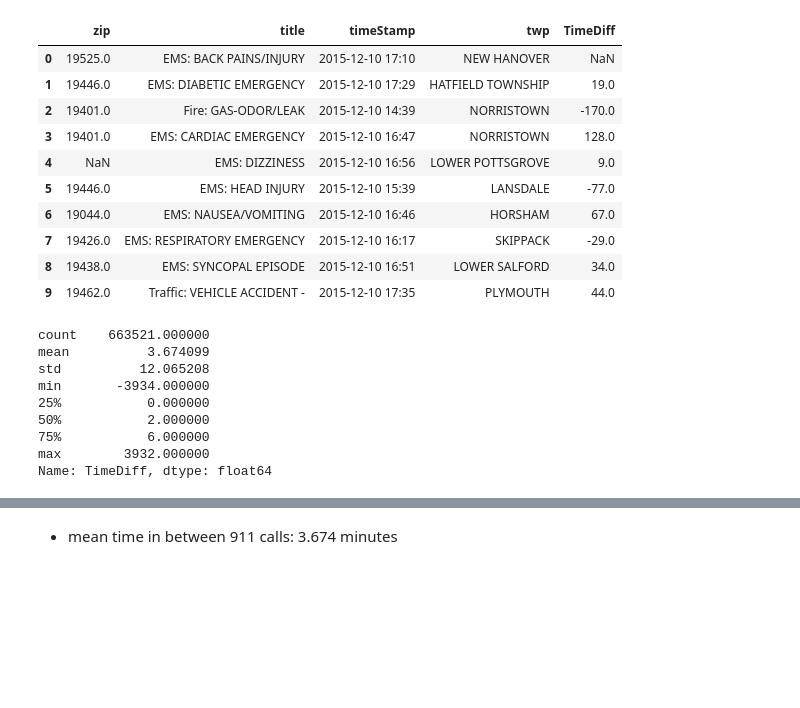
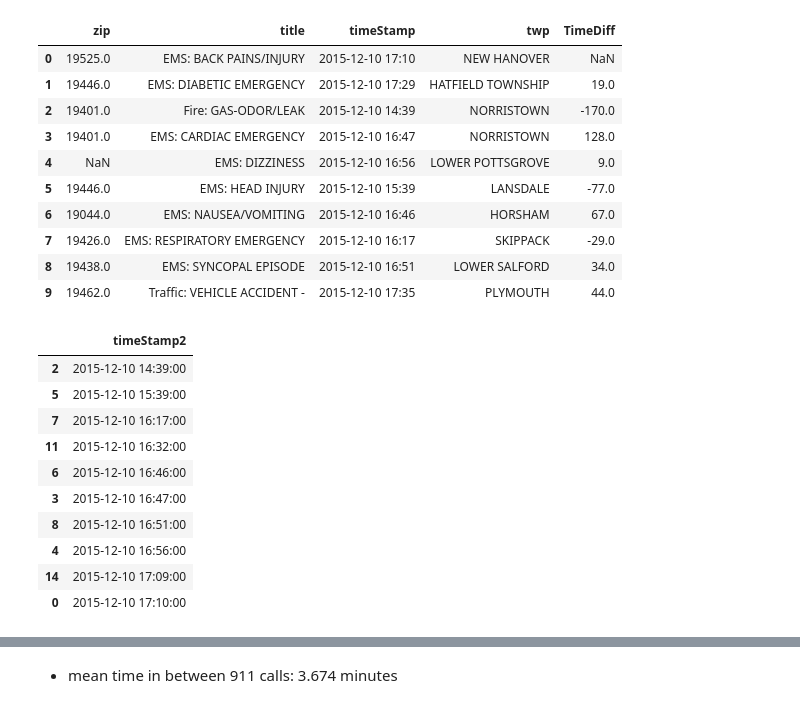
Before and after one commit to Soniyasunny1/3450_Asn3_Students, a Jupyter notebook: Assignment_3_workbook.ipynb, the cells around one changed output, grey strips where cells are left out. Saved outputs shown, nothing was run; the diff lists cells and outputs as text; code cells hidden in the pictures; blank space fills up the shorter version.

```diff
--- a/Assignment_3_workbook.ipynb
+++ b/Assignment_3_workbook.ipynb
@@ -579,15 +579,3 @@ calls.head(10)
 | 7 | 19426.0 | EMS: RESPIRATORY EMERGENCY | 2015-12-10 16:17 | SKIPPACK | -29.0 |
 | 8 | 19438.0 | EMS: SYNCOPAL EPISODE | 2015-12-10 16:51 | LOWER SALFORD | 34.0 |
 | 9 | 19462.0 | Traffic: VEHICLE ACCIDENT - | 2015-12-10 17:35 | PLYMOUTH | 44.0 |
-# %%
-calls["TimeDiff"].describe()
-# %% [output]
-count    663521.000000
-mean          3.674099
-std          12.065208
-min       -3934.000000
-25%           0.000000
-50%           2.000000
-75%           6.000000
-max        3932.000000
-Name: TimeDiff, dtype: float64
@@ -593,0 +586,14 @@ Name: TimeDiff, dtype: float64
+# %%
+calls2.head(10)
+# %% [output]
+|  | timeStamp2 |
+| 2 | 2015-12-10 14:39:00 |
+| 5 | 2015-12-10 15:39:00 |
+| 7 | 2015-12-10 16:17:00 |
+| 11 | 2015-12-10 16:32:00 |
+| 6 | 2015-12-10 16:46:00 |
+| 3 | 2015-12-10 16:47:00 |
+| 8 | 2015-12-10 16:51:00 |
+| 4 | 2015-12-10 16:56:00 |
+| 14 | 2015-12-10 17:09:00 |
+| 0 | 2015-12-10 17:10:00 |
```
Also changed, not shown: parts of 9 cells of this notebook.
